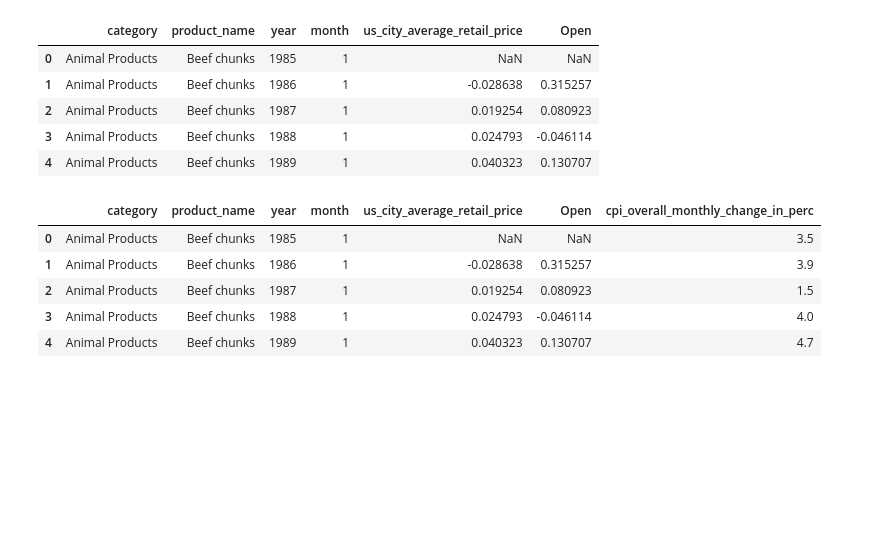
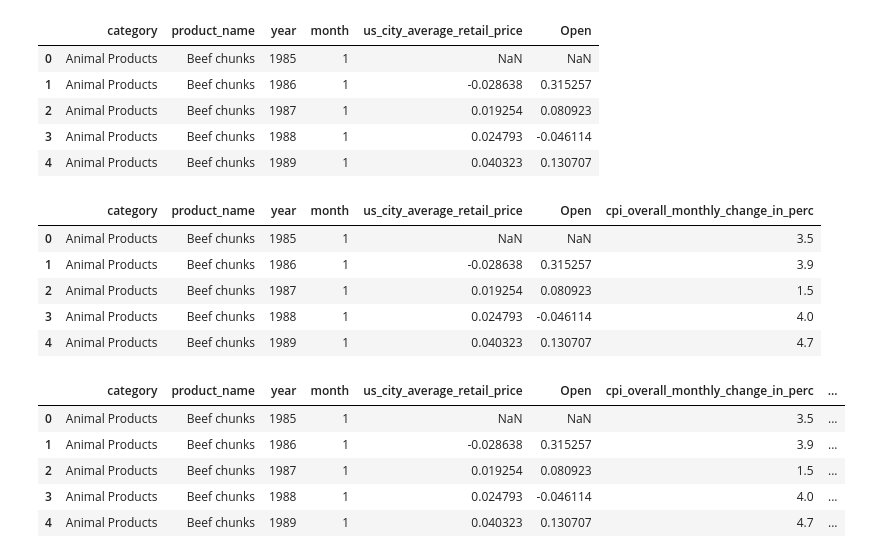
Before and after one commit to Neatherblok/Data_Mavericks_2023, a Jupyter notebook: Solutions/Task_6/DataDerby_Question6.ipynb, the cells around one changed output. Saved outputs shown, nothing was run; the diff lists cells and outputs as text; code cells hidden in the pictures; blank space fills up the shorter version.

```diff
--- a/Solutions/Task_6/DataDerby_Question6.ipynb
+++ b/Solutions/Task_6/DataDerby_Question6.ipynb
@@ -113,6 +172,19 @@ avg_diff.head()
 | 2 | Animal Products | Beef chunks | 1987 | 1 | 0.019254 | 0.080923 | 1.5 |
 | 3 | Animal Products | Beef chunks | 1988 | 1 | 0.024793 | -0.046114 | 4.0 |
 | 4 | Animal Products | Beef chunks | 1989 | 1 | 0.040323 | 0.130707 | 4.7 |
+# %%
+# Left join average US temperature data on year & month
+avg_diff = pd.merge(avg_diff, df_temp,  how='left', on=['year', 'month'])
+
+# Show first five rows of dataframe
+avg_diff.head()
+# %% [output]
+|  | category | product_name | year | month | us_city_average_retail_price | Open | cpi_overall_monthly_change_in_perc | ... |
+| 0 | Animal Products | Beef chunks | 1985 | 1 | NaN | NaN | 3.5 | ... |
+| 1 | Animal Products | Beef chunks | 1986 | 1 | -0.028638 | 0.315257 | 3.9 | ... |
+| 2 | Animal Products | Beef chunks | 1987 | 1 | 0.019254 | 0.080923 | 1.5 | ... |
+| 3 | Animal Products | Beef chunks | 1988 | 1 | 0.024793 | -0.046114 | 4.0 | ... |
+| 4 | Animal Products | Beef chunks | 1989 | 1 | 0.040323 | 0.130707 | 4.7 | ... |
 # %%
 # Divide inflation percentage by 100 to normalize feature
 avg_diff['cpi_overall_monthly_change_in_perc'] = avg_diff['cpi_overall_monthly_change_in_perc']/100
```
Also changed, not shown: parts of 10 cells of this notebook.
